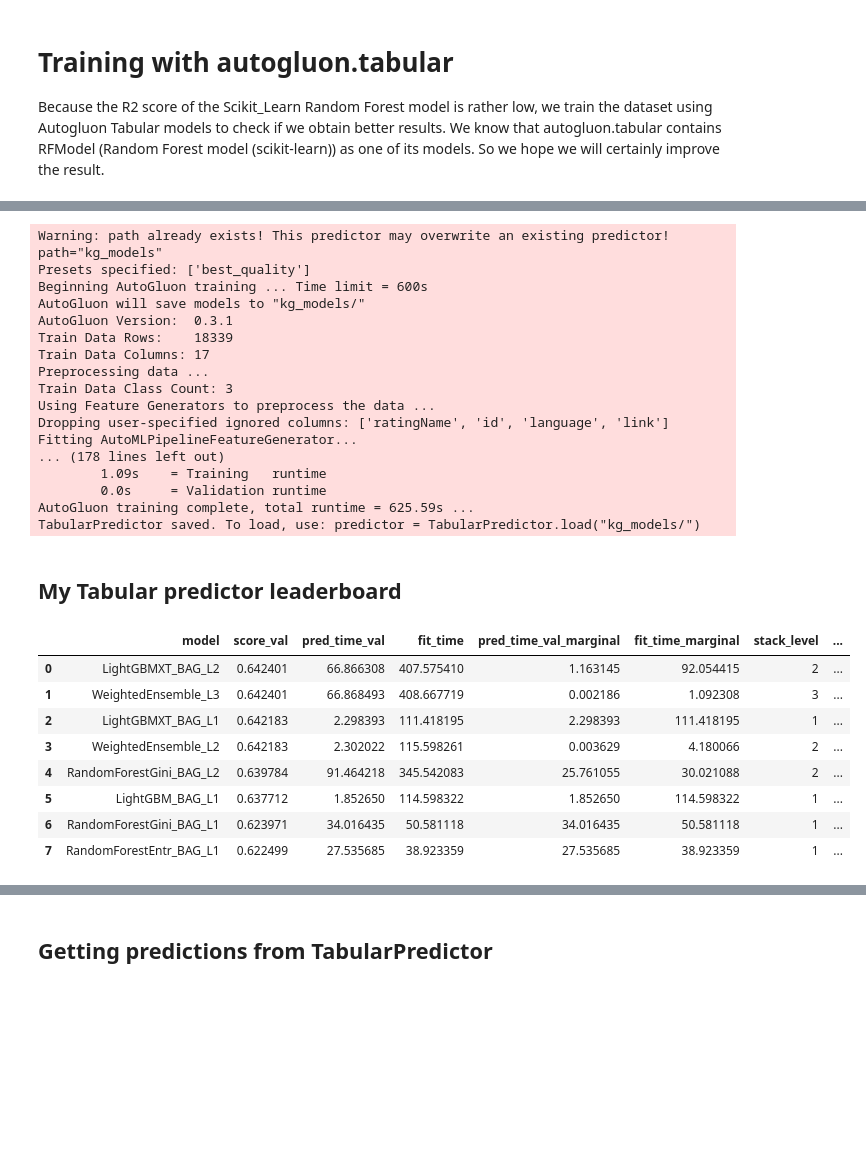
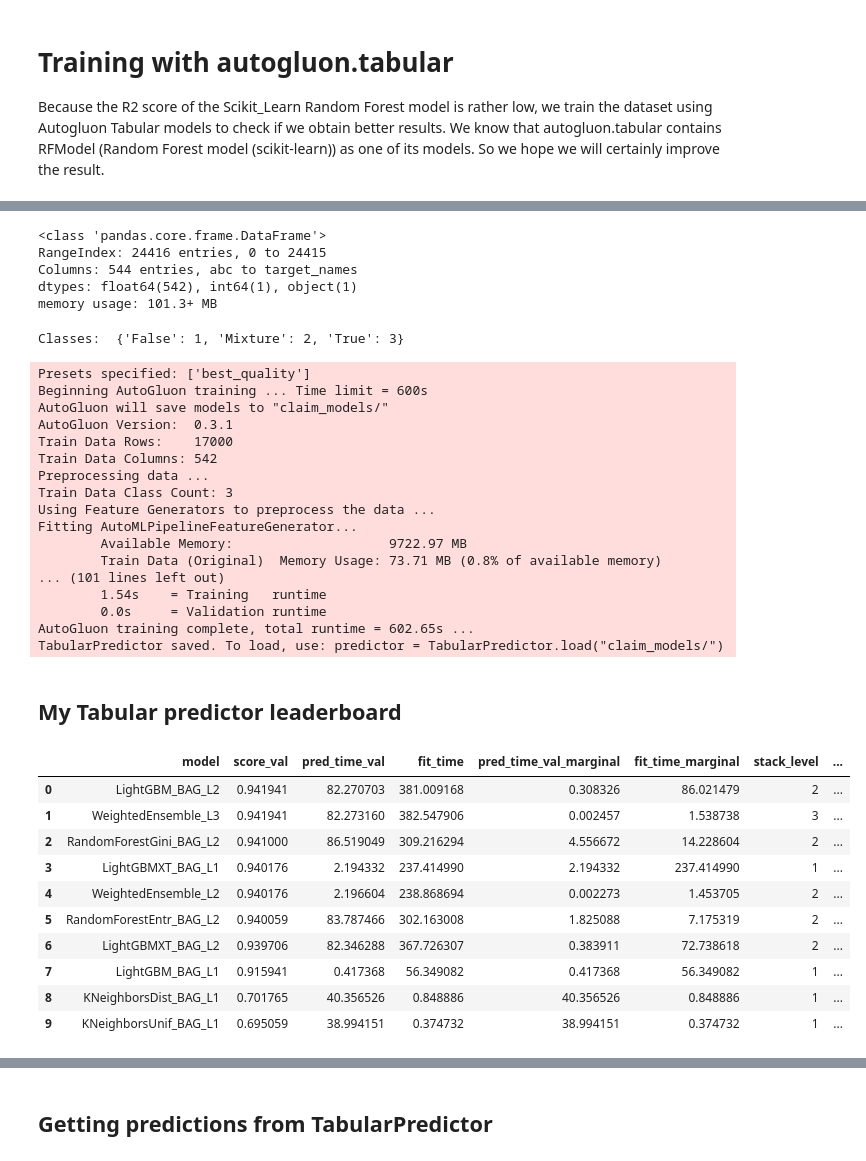
Before and after one commit to EnsiyehRaoufi/Claims-Knowledge-Graph, a Jupyter notebook: ClaimsKG.ipynb, the cells around one changed output, grey strips where cells are left out. Saved outputs shown, nothing was run; the diff lists cells and outputs as text; code cells hidden in the pictures; blank space fills up the shorter version.

Commit message:
feat: finish all auto and train models

```diff
--- a/ClaimsKG.ipynb
+++ b/ClaimsKG.ipynb
@@ -1927,42 +1531,72 @@ print(train.shape, test.shape)
+# %%
+from autogluon.tabular import TabularPredictor
+
+#Reading the source data file
+source_df = pd.read_csv("source_features.csv")
+
+#Integrating True and False as one unique class-Changing True labels-with equal number 3- to 1
+#source_df[(source_df['target_labels']==3) | (source_df['target_labels']==1)] = source_df.assign(target_names='True_False')
+#source_df[(source_df['target_labels']==3)] = source_df.assign(target_labels=1)
+# %%
+source_df.info()
+# %% [output]
+<class 'pandas.core.frame.DataFrame'>
+RangeIndex: 24416 entries, 0 to 24415
+Columns: 544 entries, abc to target_names
+dtypes: float64(542), int64(1), object(1)
+memory usage: 101.3+ MB
+# %%
+category_id_df = source_df[['target_names', 'target_labels']].drop_duplicates().sort_values('target_labels')
+category_to_id = dict(category_id_df.values)
+id_to_category = dict(category_id_df[['target_labels', 'target_names']].values)
+labels = source_df.target_labels
+print("Classes: ", category_to_id)
+#Create train and test dataset
+X_train = source_df.iloc[:,:-1][:17000]
+#y_train = source_df.target_labels[:17000]
+X_test = source_df.iloc[:,:-1][17000:]
+#y_test = source_df.target_labels[17000:]
+# %% [output]
+Classes:  {'False': 1, 'Mixture': 2, 'True': 3}
 # %%
+#Training with Autogluon Tabular
 
-from autogluon.tabular import TabularPredictor
-
-#Training with Autogluon Tabular
-save_path = 'kg_models'
-predictor = TabularPredictor('truthRating', problem_type= 'quantile',
-                                          path=save_path, learner_kwargs={'ignored_columns':['ratingName', 'id','language', 'link','date']} ).fit(train, time_limit=600, presets='best_quality')
+save_path = 'claim_models'
+predictor = TabularPredictor('target_labels', problem_type='multiclass' ,
+                                          path=save_path, ).fit(X_train, time_limit=600, presets='best_quality')
 # %% [output]
-Warning: path already exists! This predictor may overwrite an existing predictor! path="kg_models"
 Presets specified: ['best_quality']
 Beginning AutoGluon training ... Time limit = 600s
-AutoGluon will save models to "kg_models/"
+AutoGluon will save models to "claim_models/"
 AutoGluon Version:  0.3.1
-Train Data Rows:    18339
-Train Data Columns: 17
+Train Data Rows:    17000
+Train Data Columns: 542
 Preprocessing data ...
 Train Data Class Count: 3
 Using Feature Generators to preprocess the data ...
-Dropping user-specified ignored columns: ['ratingName', 'id', 'language', 'link']
 Fitting AutoMLPipelineFeatureGenerator...
-... (178 lines left out)
-        1.09s    = Training   runtime
+        Available Memory:                    9722.97 MB
+        Train Data (Original)  Memory Usage: 73.71 MB (0.8% of available memory)
+... (101 lines left out)
+        1.54s    = Training   runtime
         0.0s     = Validation runtime
-AutoGluon training complete, total runtime = 625.59s ...
-TabularPredictor saved. To load, use: predictor = TabularPredictor.load("kg_models/")
+AutoGluon training complete, total runtime = 602.65s ...
+TabularPredictor saved. To load, use: predictor = TabularPredictor.load("claim_models/")
 # %% [markdown]
 ## My Tabular predictor leaderboard
 # %%
 #The predictor leaderboard that is produced using the data previously reserved for validation inside fit, and can display extra information about each model:
-predictor.leaderboard(extra_info=True, silent=True)
+predictor.leaderboard( silent=True) #extra_info=True,
 # %% [output]
 |  | model | score_val | pred_time_val | fit_time | pred_time_val_marginal | fit_time_marginal | stack_level | ... |
-| 0 | LightGBMXT_BAG_L2 | 0.642401 | 66.866308 | 407.575410 | 1.163145 | 92.054415 | 2 | ... |
-| 1 | WeightedEnsemble_L3 | 0.642401 | 66.868493 | 408.667719 | 0.002186 | 1.092308 | 3 | ... |
-| 2 | LightGBMXT_BAG_L1 | 0.642183 | 2.298393 | 111.418195 | 2.298393 | 111.418195 | 1 | ... |
-| 3 | WeightedEnsemble_L2 | 0.642183 | 2.302022 | 115.598261 | 0.003629 | 4.180066 | 2 | ... |
-| 4 | RandomForestGini_BAG_L2 | 0.639784 | 91.464218 | 345.542083 | 25.761055 | 30.021088 | 2 | ... |
-| 5 | LightGBM_BAG_L1 | 0.637712 | 1.852650 | 114.598322 | 1.852650 | 114.598322 | 1 | ... |
-| 6 | RandomForestGini_BAG_L1 | 0.623971 | 34.016435 | 50.581118 | 34.016435 | 50.581118 | 1 | ... |
-| 7 | RandomForestEntr_BAG_L1 | 0.622499 | 27.535685 | 38.923359 | 27.535685 | 38.923359 | 1 | ... |
+| 0 | LightGBM_BAG_L2 | 0.941941 | 82.270703 | 381.009168 | 0.308326 | 86.021479 | 2 | ... |
+| 1 | WeightedEnsemble_L3 | 0.941941 | 82.273160 | 382.547906 | 0.002457 | 1.538738 | 3 | ... |
+| 2 | RandomForestGini_BAG_L2 | 0.941000 | 86.519049 | 309.216294 | 4.556672 | 14.228604 | 2 | ... |
+| 3 | LightGBMXT_BAG_L1 | 0.940176 | 2.194332 | 237.414990 | 2.194332 | 237.414990 | 1 | ... |
+| 4 | WeightedEnsemble_L2 | 0.940176 | 2.196604 | 238.868694 | 0.002273 | 1.453705 | 2 | ... |
+| 5 | RandomForestEntr_BAG_L2 | 0.940059 | 83.787466 | 302.163008 | 1.825088 | 7.175319 | 2 | ... |
+| 6 | LightGBMXT_BAG_L2 | 0.939706 | 82.346288 | 367.726307 | 0.383911 | 72.738618 | 2 | ... |
+| 7 | LightGBM_BAG_L1 | 0.915941 | 0.417368 | 56.349082 | 0.417368 | 56.349082 | 1 | ... |
+| 8 | KNeighborsDist_BAG_L1 | 0.701765 | 40.356526 | 0.848886 | 40.356526 | 0.848886 | 1 | ... |
+| 9 | KNeighborsUnif_BAG_L1 | 0.695059 | 38.994151 | 0.374732 | 38.994151 | 0.374732 | 1 | ... |
 # %%
```
Also changed, not shown: parts of 78 cells of this notebook.
